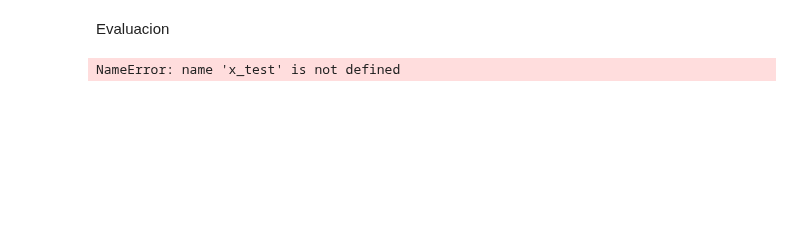
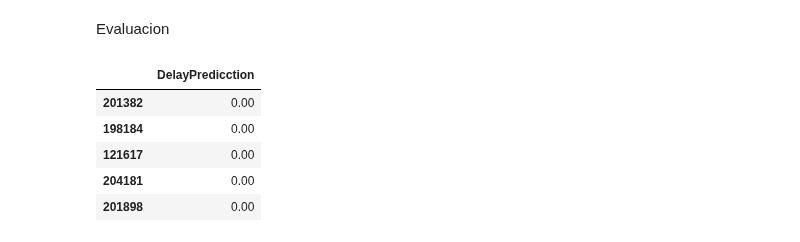
Before and after one commit to KARENCMP82/Python, a Jupyter notebook: Clasificacion_Clase.ipynb, the cells around one changed output. Saved outputs shown, nothing was run; the diff lists cells and outputs as text; code cells hidden in the pictures; blank space fills up the shorter version.

```diff
--- a/Clasificacion_Clase.ipynb
+++ b/Clasificacion_Clase.ipynb
@@ -814,6 +814,14 @@ graphviz.Source(test_tree)
 # %% [markdown]
 Evaluacion
 # %%
-pd.DataFrame(dt.predict(x_test), index=y_test.index, columns=['DelayPredicction'])
+#Evaluacion
+y_test_prediction=pd.DataFrame(dt.predict(X_test), index=y_test.index, columns=['DelayPredicction']) # Codigo corregido
-# %% [output]
-NameError: name 'x_test' is not defined
+# %%
+y_test_prediction.head()#prediccion
+# %% [output]
+|  | DelayPredicction |
+| 201382 | 0.00 |
+| 198184 | 0.00 |
+| 121617 | 0.00 |
+| 204181 | 0.00 |
+| 201898 | 0.00 |
```
Also changed, not shown: parts of 3 cells of this notebook.
